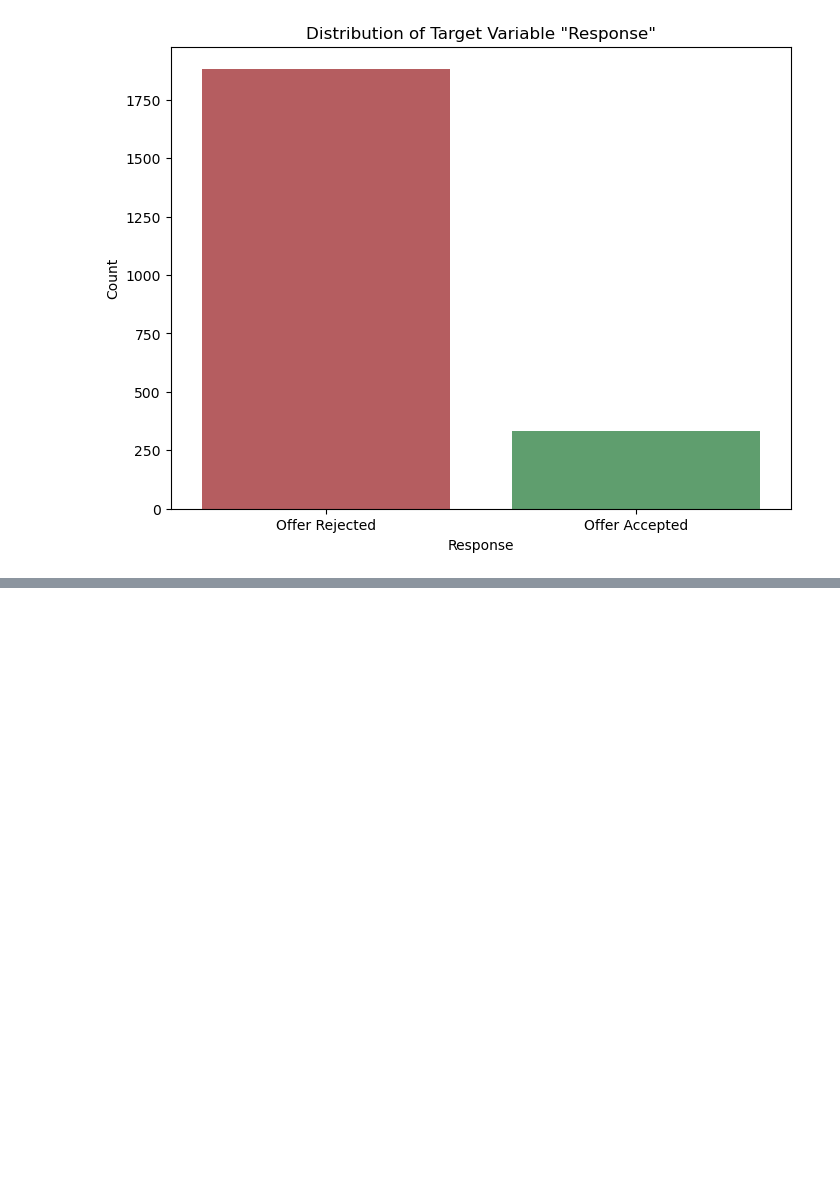
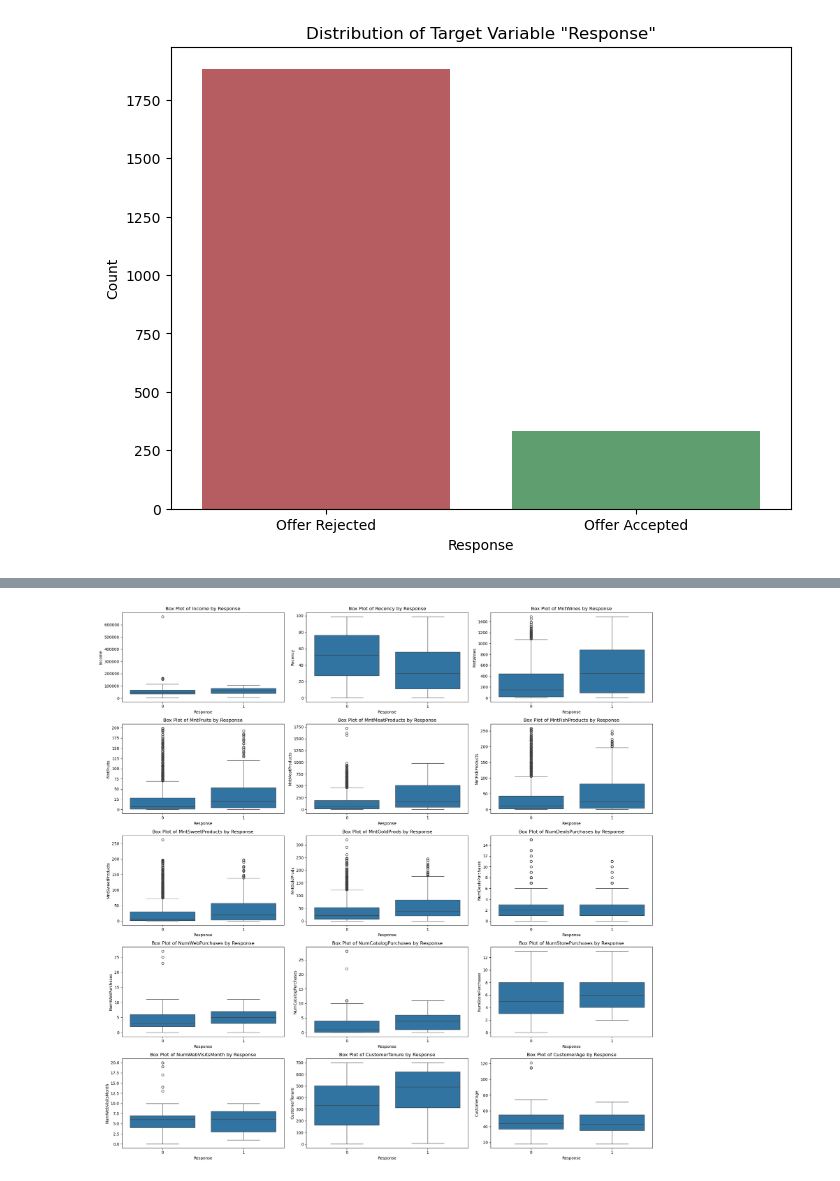
Before and after one commit to janbielski-uekat/praca-magisterska, a Jupyter notebook: notebooks/data_exploration.ipynb, the cells around one changed output, grey strips where cells are left out. Saved outputs shown, nothing was run; the diff lists cells and outputs as text; code cells hidden in the pictures; blank space fills up the shorter version.

```diff
--- a/notebooks/data_exploration.ipynb
+++ b/notebooks/data_exploration.ipynb
@@ -42,0 +61,13 @@ sns.color_palette('deep')
+# %%
+# 4. Box Plots to Show Distribution of Numerical Features by "Response"
+plt.figure(figsize=(20, 20))
+for i, feature in enumerate(numerical_features, 1):
+    plt.subplot(5, 3, i)
+    sns.boxplot(x='Response', y=feature, data=data)
+    plt.title(f'Box Plot of {feature} by Response')
+    plt.xlabel('Response')
+    plt.ylabel(feature)
+plt.tight_layout()
+plt.show()
+# %% [output]
+[figure, added]
```
Also changed, not shown: parts of 7 cells of this notebook, 3 other files.
